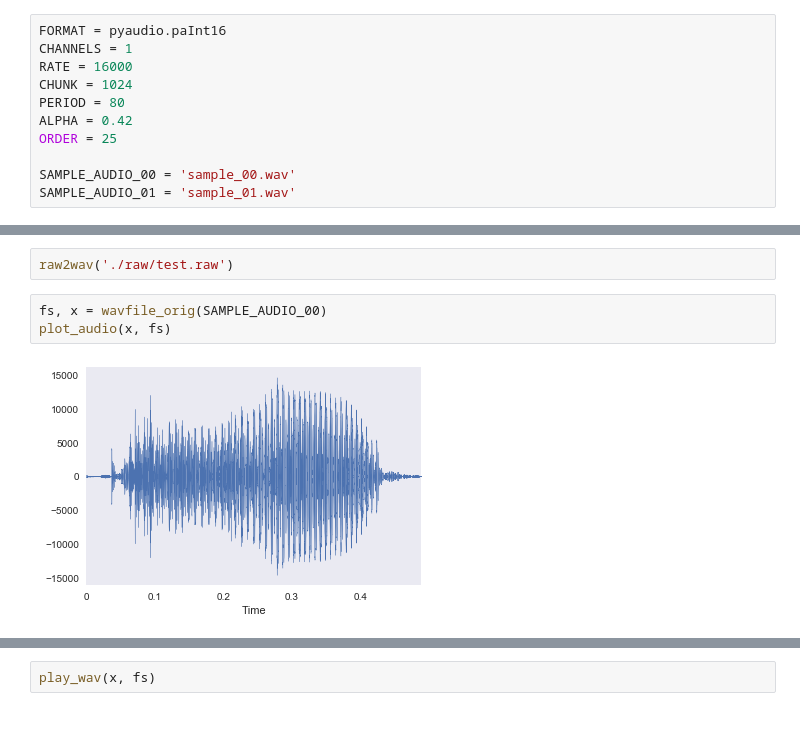
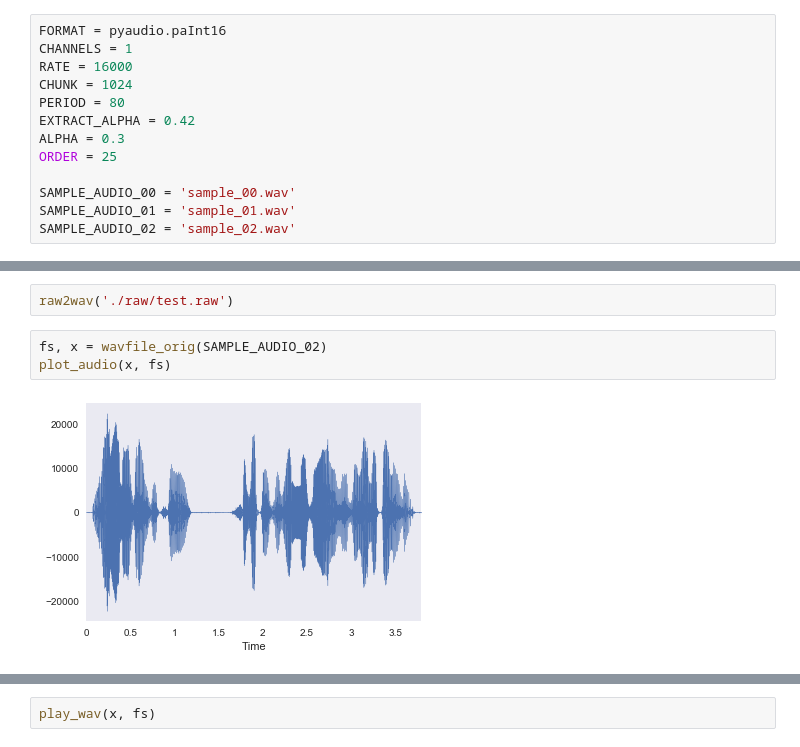
Before and after one commit to baco16g/audio_practice, a Jupyter notebook: aidiary/#0 voice_changer/MyProject.ipynb, the cells around one changed output, grey strips where cells are left out. Drawn from its saved outputs; the diff is of its cells as text.

```diff
--- a/aidiary/#0 voice_changer/MyProject.ipynb
+++ b/aidiary/#0 voice_changer/MyProject.ipynb
@@ -28,9 +28,11 @@ CHANNELS = 1
 RATE = 16000
 CHUNK = 1024
 PERIOD = 80
-ALPHA = 0.42
+EXTRACT_ALPHA = 0.42
+ALPHA = 0.3
 ORDER = 25
 
 SAMPLE_AUDIO_00 = 'sample_00.wav'
 SAMPLE_AUDIO_01 = 'sample_01.wav'
+SAMPLE_AUDIO_02 = 'sample_02.wav'
 # %% [markdown]
@@ -138,10 +138,10 @@ finished recording
 # %%
 raw2wav('./raw/test.raw')
 # %%
-fs, x = wavfile_orig(SAMPLE_AUDIO_00)
+fs, x = wavfile_orig(SAMPLE_AUDIO_02)
 plot_audio(x, fs)
 # %% [output]
-[figure, old version]
+[figure, new version]
 # %%
 pitch = extract_pitch(x, fs)
 plot_pitch(x, fs)
```
Also changed, not shown: parts of 30 cells of this notebook, 4 other files.
